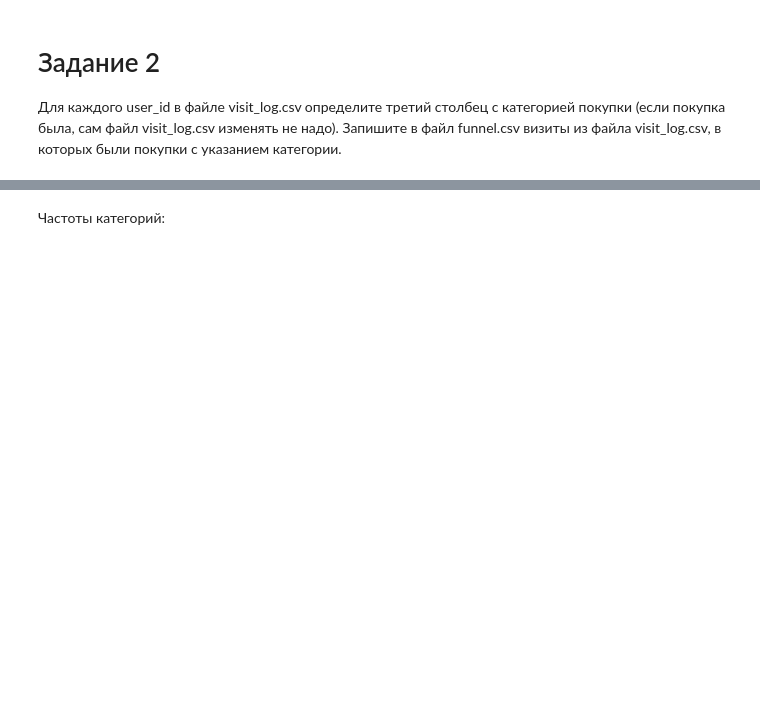
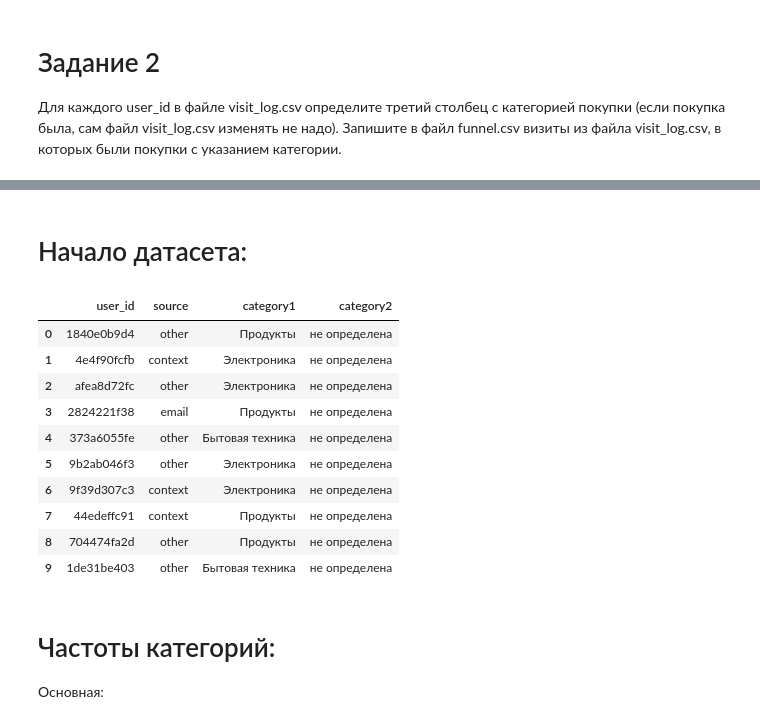
Before and after one commit to SergeyChernyaev/Python-Homeworks, a Jupyter notebook: Homework5/Homework_5.ipynb, the cells around one changed output, grey strips where cells are left out. Cells and saved outputs as stored; diff of their text form; code cells hidden in the pictures; blank space fills up the shorter version.

```diff
--- a/Homework5/Homework_5.ipynb
+++ b/Homework5/Homework_5.ipynb
@@ -62,5 +113,20 @@ df.info()
+# %% [markdown]
+# Начало датасета:
 # %%
-df.head(20)
+df.head(10)
+# %% [output]
+|  | user_id | source | category1 | category2 |
+| 0 | 1840e0b9d4 | other | Продукты | не определена |
+| 1 | 4e4f90fcfb | context | Электроника | не определена |
+| 2 | afea8d72fc | other | Электроника | не определена |
+| 3 | 2824221f38 | email | Продукты | не определена |
+| 4 | 373a6055fe | other | Бытовая техника | не определена |
+| 5 | 9b2ab046f3 | other | Электроника | не определена |
+| 6 | 9f39d307c3 | context | Электроника | не определена |
+| 7 | 44edeffc91 | context | Продукты | не определена |
+| 8 | 704474fa2d | other | Продукты | не определена |
+| 9 | 1de31be403 | other | Бытовая техника | не определена |
-# %% [markdown]
-Частоты категорий:
+# %% [markdown]
+# Частоты категорий:
+Основная:
 # %%
```
Also changed, not shown: parts of 10 cells of this notebook, 2 other files.
